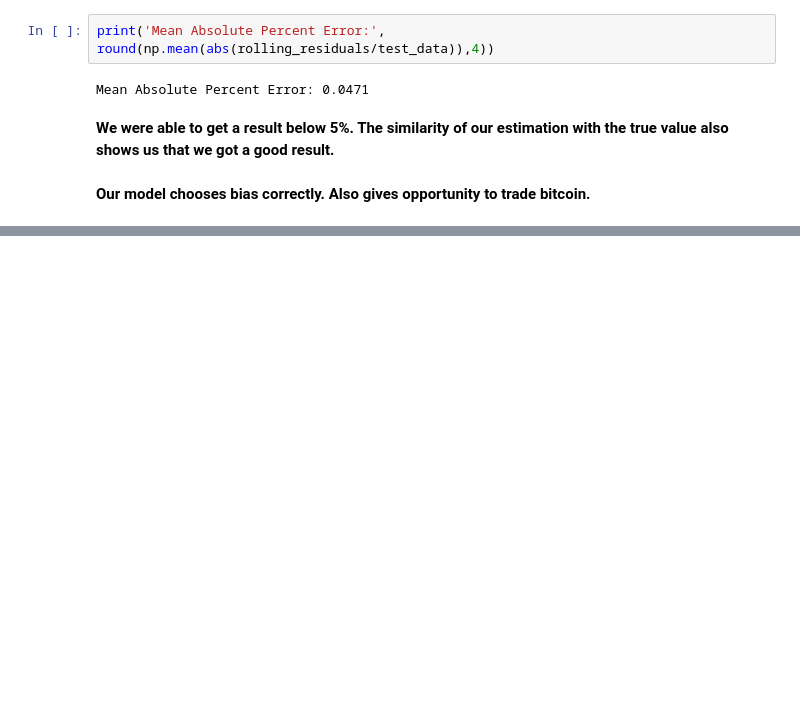
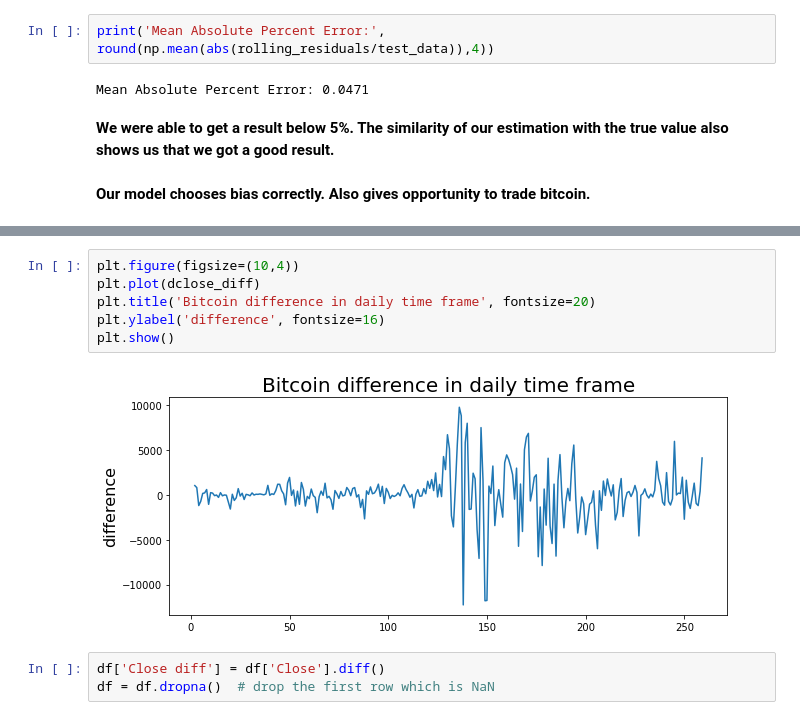
Before and after one commit to EymenGull/Bitcoin-Price-Forecast-with-SARIMA, a Jupyter notebook: on_going_project.ipynb, the cells around one changed output, grey strips where cells are left out. Drawn from its saved outputs; the diff is of its cells as text; blank space fills up the shorter version.

```diff
--- a/on_going_project.ipynb
+++ b/on_going_project.ipynb
@@ -527,0 +699,11 @@ Mean Absolute Percent Error: 0.0471
+# %%
+plt.figure(figsize=(10,4))
+plt.plot(dclose_diff)
+plt.title('Bitcoin difference in daily time frame', fontsize=20)
+plt.ylabel('difference', fontsize=16)
+plt.show()
+# %% [output]
+[figure, added]
+# %%
+df['Close diff'] = df['Close'].diff()
+df = df.dropna()  # drop the first row which is NaN
```
Also changed, not shown: parts of 42 cells of this notebook.
